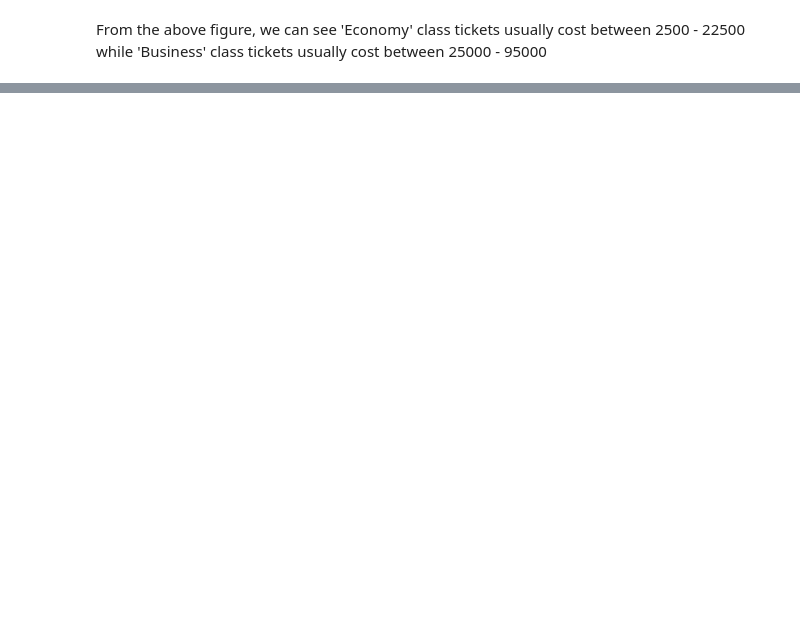
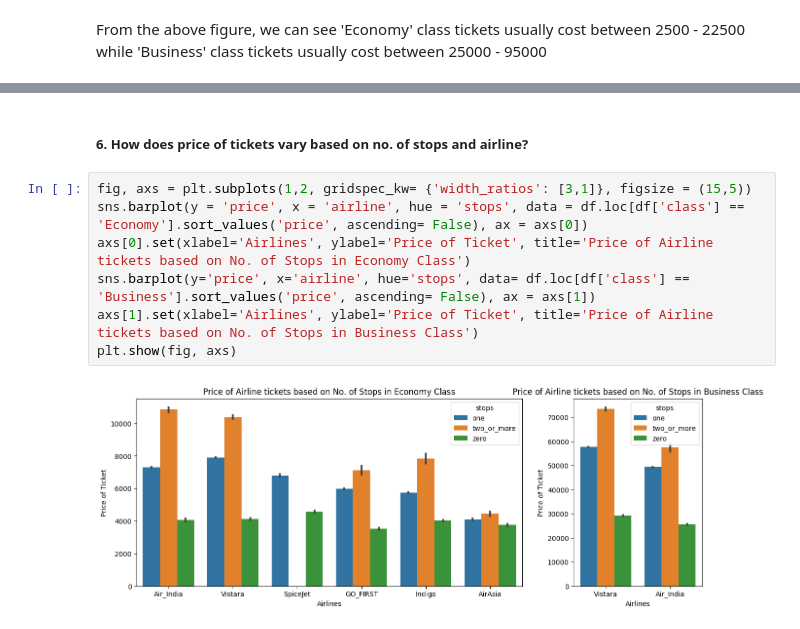
Before and after one commit to amitbudhathoki/Airlines_Data_Analysis, a Jupyter notebook: Airlines data analysis.ipynb, the cells around one changed output, grey strips where cells are left out. Saved outputs shown, nothing was run; the diff lists cells and outputs as text; blank space fills up the shorter version.

```diff
--- a/Airlines data analysis.ipynb
+++ b/Airlines data analysis.ipynb
@@ -94,0 +127,11 @@ From the above figure, we can see 'Economy' class tickets usually cost between 2
+# %% [markdown]
+##### 6. How does price of tickets vary based on no. of stops and airline?
+# %%
+fig, axs = plt.subplots(1,2, gridspec_kw= {'width_ratios': [3,1]}, figsize = (15,5))
+sns.barplot(y = 'price', x = 'airline', hue = 'stops', data = df.loc[df['class'] == 'Economy'].sort_values('price', ascending= False), ax = axs[0])
+axs[0].set(xlabel='Airlines', ylabel='Price of Ticket', title='Price of Airline tickets based on No. of Stops in Economy Class')
+sns.barplot(y='price', x='airline', hue='stops', data= df.loc[df['class'] == 'Business'].sort_values('price', ascending= False), ax = axs[1])
+axs[1].set(xlabel='Airlines', ylabel='Price of Ticket', title='Price of Airline tickets based on No. of Stops in Business Class')
+plt.show(fig, axs)
+# %% [output]
+[figure, added]
```
Also changed, not shown: parts of 9 cells of this notebook.
